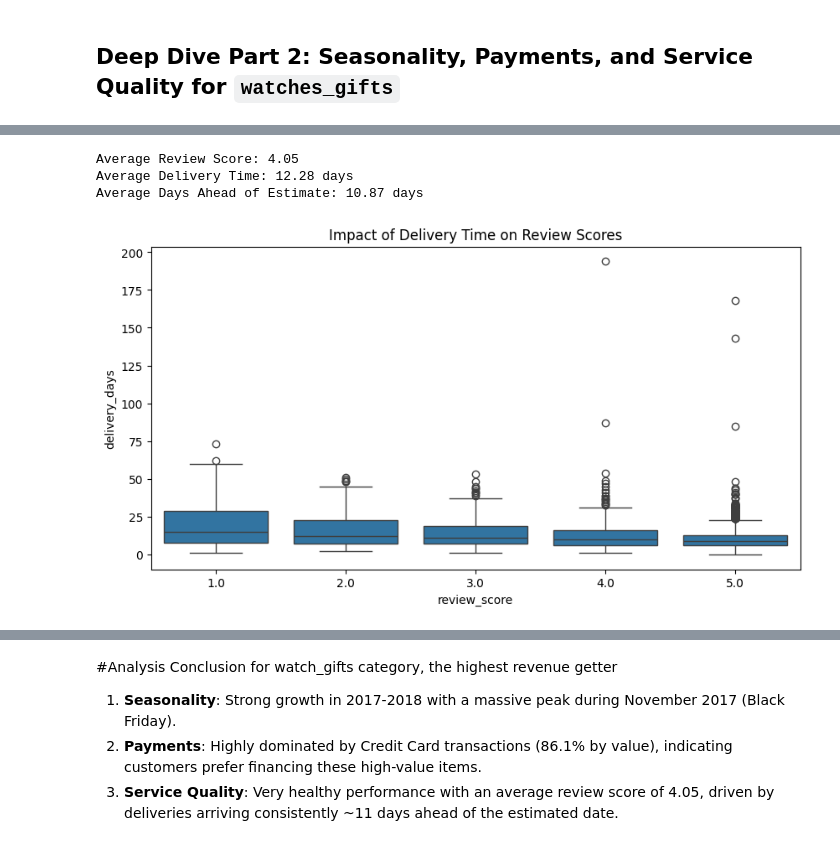
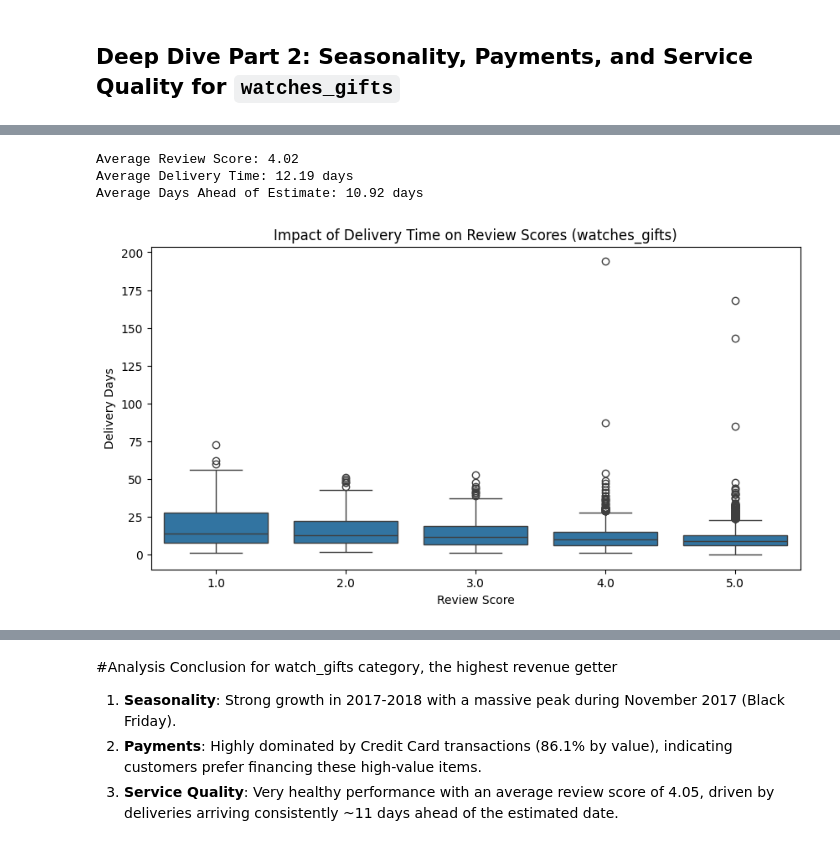
Before and after one commit to shashi247/Olist_Ecommerce_Kaggle_casestudy, a Jupyter notebook: Olist_case_study_for_PM.ipynb, the cells around one changed output, grey strips where cells are left out. Saved outputs shown, nothing was run; the diff lists cells and outputs as text; code cells hidden in the pictures.

```diff
--- a/Olist_case_study_for_PM.ipynb
+++ b/Olist_case_study_for_PM.ipynb
@@ -181,6 +183,19 @@ display(summary_df)
 # %% [markdown]
 ## Creating `supply_details` table
 # %%
+# Initialize required dataframes from the dataframes dictionary
+order_items_df = dataframes['olist_order_items_dataset']
+products_df = dataframes['olist_products_dataset']
+product_category_translation_df = dataframes['product_category_name_translation']
+
+# Create products_with_english_category by merging products_df with translation_df
+products_with_english_category = pd.merge(
+    products_df[['product_id', 'product_category_name']],
+    product_category_translation_df,
+    on='product_category_name',
+    how='left'
+)
+
 # Merge order_items_df with products_with_english_category to link sellers and prices to product categories
 product_seller_price_df = pd.merge(
     order_items_df[['product_id', 'seller_id', 'price']],
@@ -678,28 +754,42 @@ display(payment_dist)
 # %%
 # 3. Delivery and Review Analysis
 reviews_df = dataframes['olist_order_reviews_dataset']
 orders_full = dataframes['olist_orders_dataset']
 
 # Calculate Delivery Time (Actual vs Estimated)
-watches_service = pd.merge(watches_gifts_df, orders_full[['order_id', 'order_estimated_delivery_date']], on='order_id', how='left')
+# We need to ensure 'order_delivered_customer_date' is pulled from the full orders dataset
+watches_service = pd.merge(
+    watches_gifts_df,
+    orders_full[['order_id', 'order_estimated_delivery_date', 'order_delivered_customer_date', 'order_purchase_timestamp']],
+    on='order_id',
+    how='left'
+)
+
+# Convert columns to datetime
 watches_service['order_estimated_delivery_date'] = pd.to_datetime(watches_service['order_estimated_delivery_date'])
-watches_service['delivery_days'] = (watches_service['order_delivered_customer_date'] - watches_service['order_date']).dt.days
+watches_service['order_delivered_customer_date'] = pd.to_datetime(watches_service['order_delivered_customer_date'])
+watches_service['order_purchase_timestamp'] = pd.to_datetime(watches_service['order_purchase_timestamp'])
+
+# Calculate delivery metrics
+watches_service['delivery_days'] = (watches_service['order_delivered_customer_date'] - watches_service['order_purchase_timestamp']).dt.days
 watches_service['estimated_vs_actual'] = (watches_service['order_estimated_delivery_date'] - watches_service['order_delivered_customer_date']).dt.days
 
 # Merge with Reviews
 watches_service = pd.merge(watches_service, reviews_df[['order_id', 'review_score']], on='order_id', how='left')
 
 print(f"Average Review Score: {watches_service['review_score'].mean():.2f}")
 print(f"Average Delivery Time: {watches_service['delivery_days'].mean():.2f} days")
 print(f"Average Days Ahead of Estimate: {watches_service['estimated_vs_actual'].mean():.2f} days")
 
 # Satisfaction Correlation
 plt.figure(figsize=(10, 5))
 sns.boxplot(x='review_score', y='delivery_days', data=watches_service)
-plt.title('Impact of Delivery Time on Review Scores')
+plt.title('Impact of Delivery Time on Review Scores (watches_gifts)')
+plt.xlabel('Review Score')
+plt.ylabel('Delivery Days')
 plt.show()
 # %% [output]
-Average Review Score: 4.05
-Average Delivery Time: 12.28 days
-Average Days Ahead of Estimate: 10.87 days
+Average Review Score: 4.02
+Average Delivery Time: 12.19 days
+Average Days Ahead of Estimate: 10.92 days
-[figure, old version]
+[figure, new version]
```
Also changed, not shown: parts of 35 cells of this notebook.
